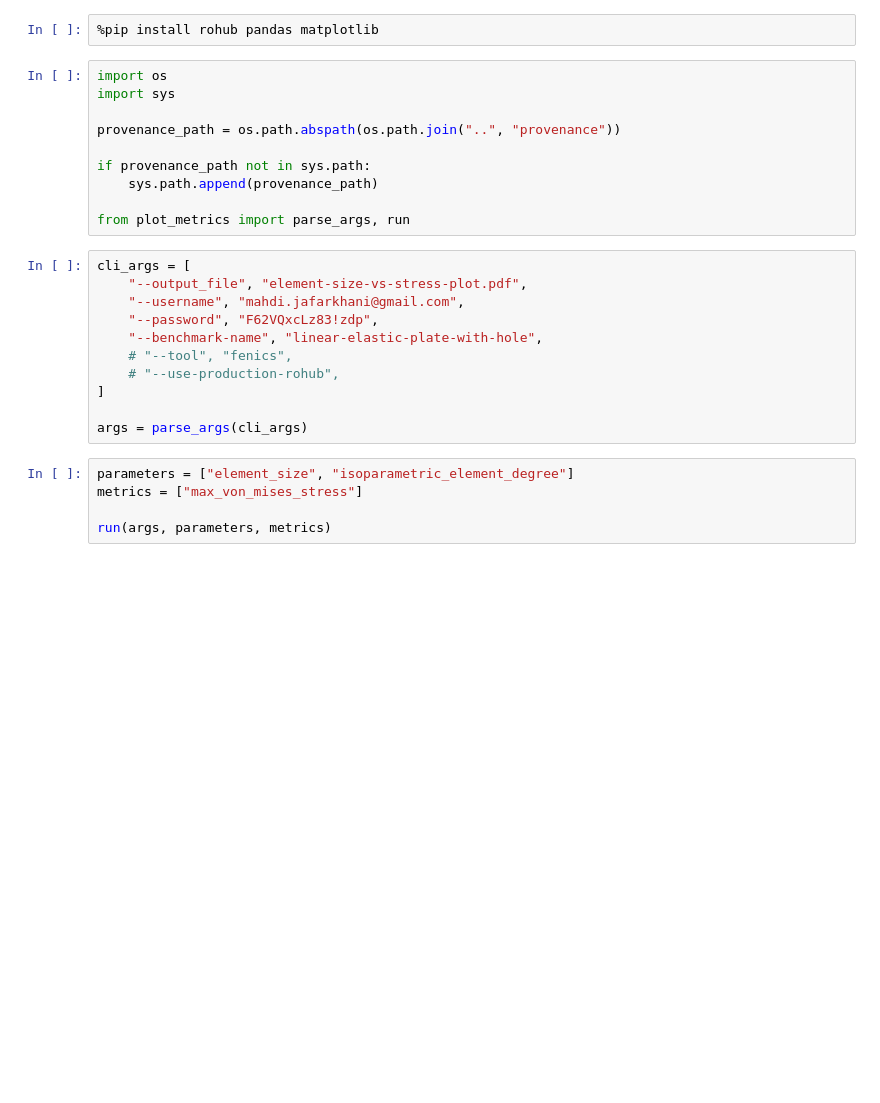
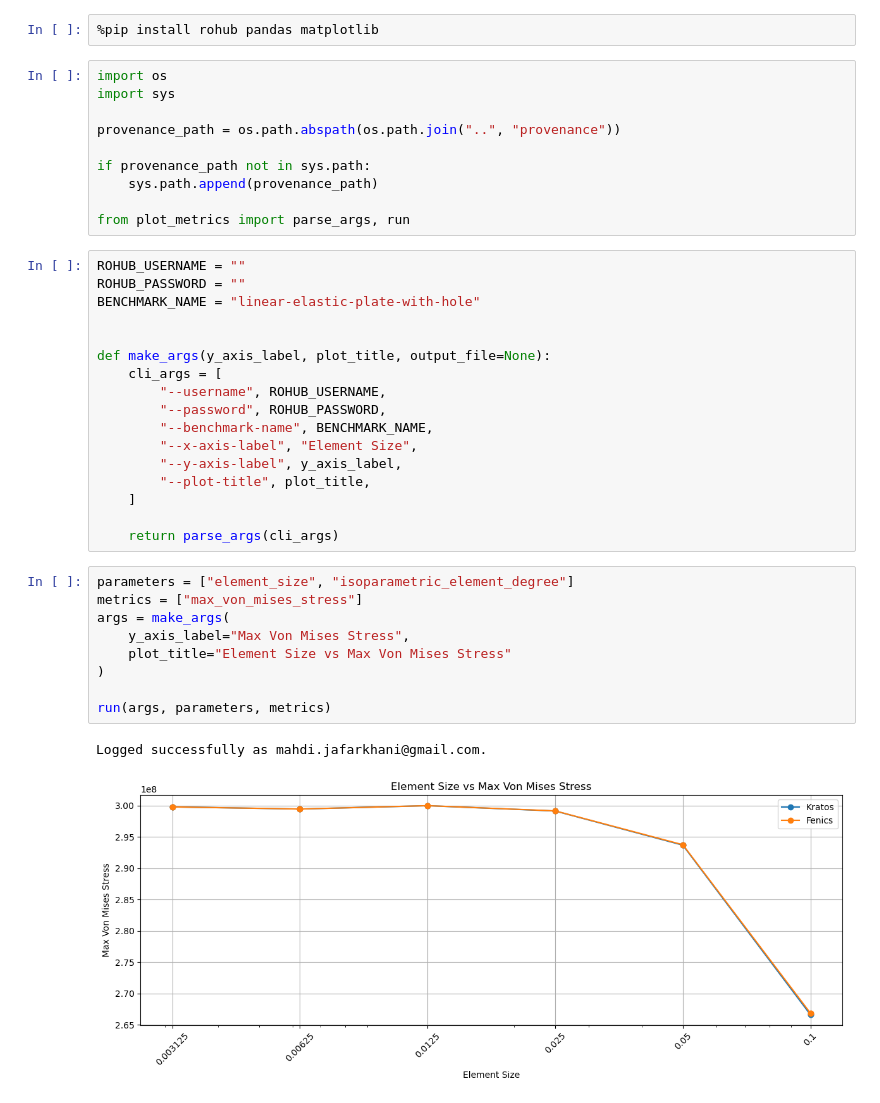
Before and after one commit to Simulation-Benchmarks/linear-elastic-plate-with-hole, a Jupyter notebook: notebooks/RoCrate.ipynb, the cells around one changed output. Saved outputs shown, nothing was run; the diff lists cells and outputs as text; blank space fills up the shorter version.

```diff
--- a/notebooks/RoCrate.ipynb
+++ b/notebooks/RoCrate.ipynb
@@ -10,19 +10,32 @@ if provenance_path not in sys.path:
     sys.path.append(provenance_path)
 
 from plot_metrics import parse_args, run
-# %%
-cli_args = [
-    "--output_file", "element-size-vs-stress-plot.pdf",
-    "--username", "mahdi.jafarkhani@gmail.com",
-    "--password", "F62VQxcLz83!zdp",
-    "--benchmark-name", "linear-elastic-plate-with-hole",
-    # "--tool", "fenics",
-    # "--use-production-rohub",
-]
-
-args = parse_args(cli_args)
+# %%
+ROHUB_USERNAME = ""
+ROHUB_PASSWORD = ""
+BENCHMARK_NAME = "linear-elastic-plate-with-hole"
+
+
+def make_args(y_axis_label, plot_title, output_file=None):
+    cli_args = [
+        "--username", ROHUB_USERNAME,
+        "--password", ROHUB_PASSWORD,
+        "--benchmark-name", BENCHMARK_NAME,
+        "--x-axis-label", "Element Size",
+        "--y-axis-label", y_axis_label,
+        "--plot-title", plot_title,
+    ]
+
+    return parse_args(cli_args)
 # %%
 parameters = ["element_size", "isoparametric_element_degree"]
 metrics = ["max_von_mises_stress"]
+args = make_args(
+    y_axis_label="Max Von Mises Stress",
+    plot_title="Element Size vs Max Von Mises Stress"
+)
 
 run(args, parameters, metrics)
+# %% [output]
+Logged successfully as mahdi.jafarkhani@gmail.com.
+[figure, added]
```
Also changed, not shown: parts of 2 cells of this notebook, 3 other files.
